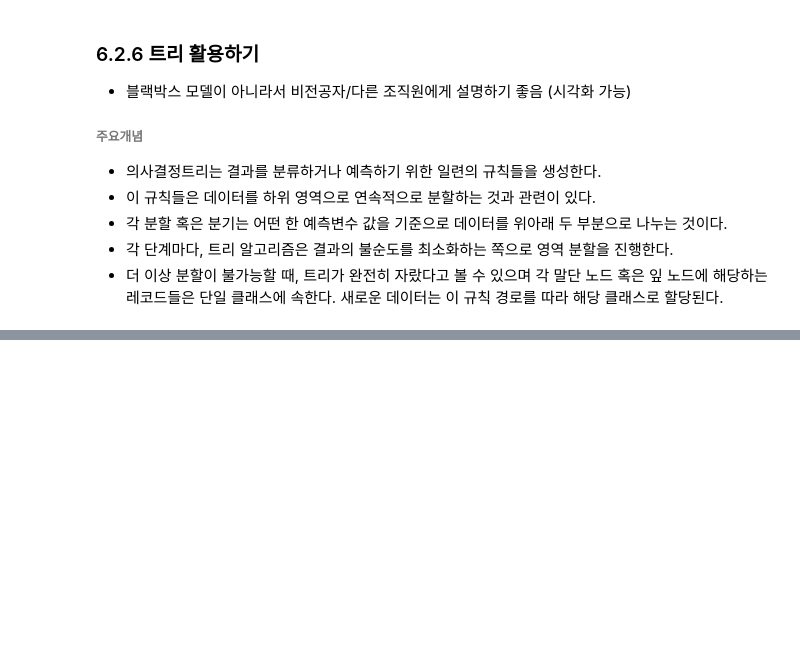
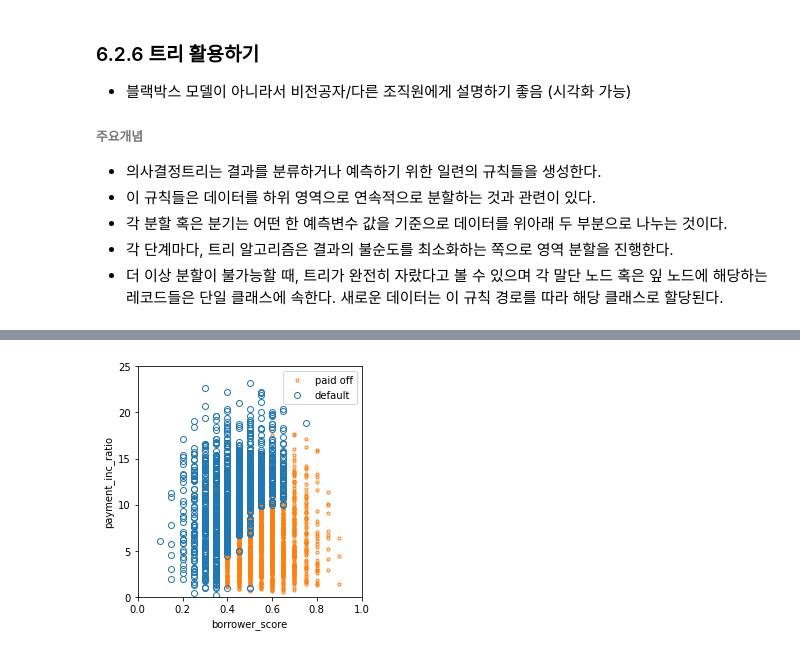
Before and after one commit to reeesource/Basic_statistic, a Jupyter notebook: JawonMin/ch6.ipynb, the cells around one changed output, grey strips where cells are left out. Cells and saved outputs as stored; diff of their text form; code cells hidden in the pictures; blank space fills up the shorter version.

```diff
--- a/JawonMin/ch6.ipynb
+++ b/JawonMin/ch6.ipynb
@@ -485,0 +563,23 @@ $$ P(Y=1) = \frac {파티션 내 1의 개수} {파티션의 크기} $$
+# %%
+predictions = X.copy()
+predictions['prediction'] = rf.predict(X)
+predictions.head()
+
+fig, ax = plt.subplots(figsize=(4, 4))
+
+predictions.loc[predictions.prediction=='paid off'].plot(
+    x='borrower_score', y='payment_inc_ratio', style='.',
+    markerfacecolor='none', markeredgecolor='C1', ax=ax)
+predictions.loc[predictions.prediction=='default'].plot(
+    x='borrower_score', y='payment_inc_ratio', style='o',
+    markerfacecolor='none', markeredgecolor='C0', ax=ax)
+ax.legend(['paid off', 'default']);
+ax.set_xlim(0, 1)
+ax.set_ylim(0, 25)
+ax.set_xlabel('borrower_score')
+ax.set_ylabel('payment_inc_ratio')
+
+plt.tight_layout()
+plt.show()
+# %% [output]
+[figure, added]
```
Also changed, not shown: parts of 22 cells of this notebook.
